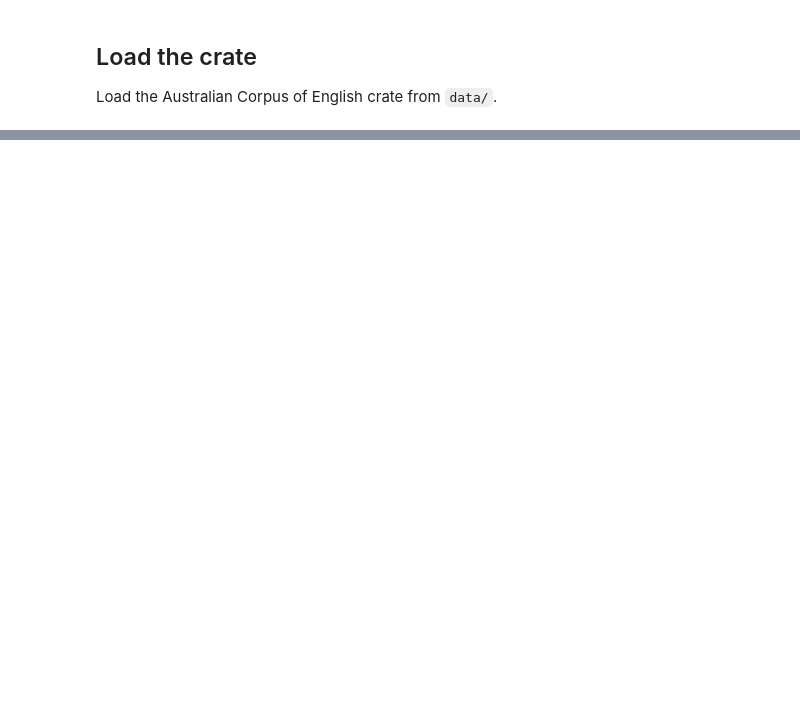
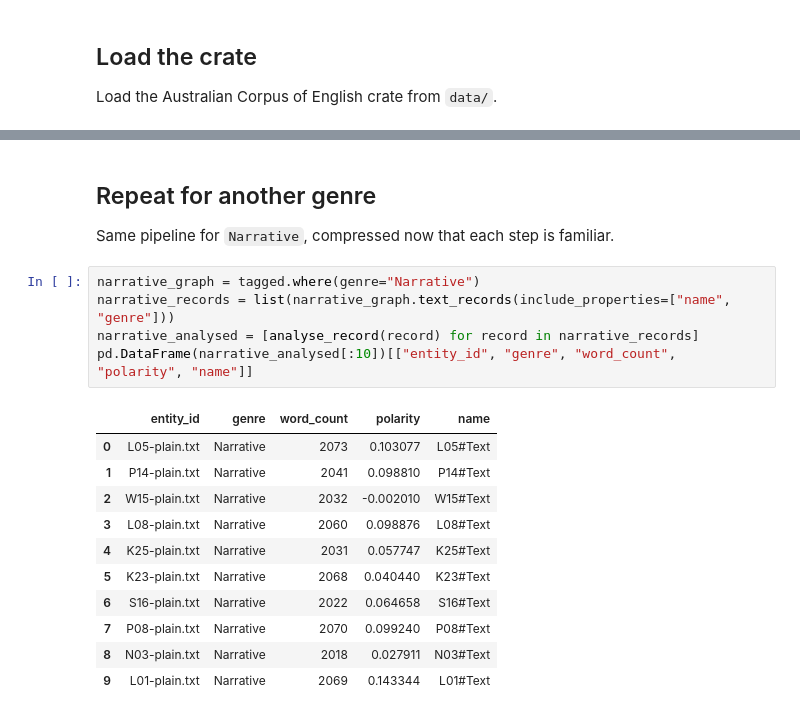
Before and after one commit to unimelbmdap/cdl2-rocrates, a Jupyter notebook: docs/tutorials/basic-nlp-with-text-records.ipynb, the cells around one changed output, grey strips where cells are left out. Cells and saved outputs as stored; diff of their text form; blank space fills up the shorter version.

```diff
--- a/docs/tutorials/basic-nlp-with-text-records.ipynb
+++ b/docs/tutorials/basic-nlp-with-text-records.ipynb
@@ -133,0 +162,21 @@ pd.DataFrame(summary).set_index("genre")
+# %% [markdown]
+## Repeat for another genre
+
+Same pipeline for `Narrative`, compressed now that each step is familiar.
+# %%
+narrative_graph = tagged.where(genre="Narrative")
+narrative_records = list(narrative_graph.text_records(include_properties=["name", "genre"]))
+narrative_analysed = [analyse_record(record) for record in narrative_records]
+pd.DataFrame(narrative_analysed[:10])[["entity_id", "genre", "word_count", "polarity", "name"]]
+# %% [output]
+|  | entity_id | genre | word_count | polarity | name |
+| 0 | L05-plain.txt | Narrative | 2073 | 0.103077 | L05#Text |
+| 1 | P14-plain.txt | Narrative | 2041 | 0.098810 | P14#Text |
+| 2 | W15-plain.txt | Narrative | 2032 | -0.002010 | W15#Text |
+| 3 | L08-plain.txt | Narrative | 2060 | 0.098876 | L08#Text |
+| 4 | K25-plain.txt | Narrative | 2031 | 0.057747 | K25#Text |
+| 5 | K23-plain.txt | Narrative | 2068 | 0.040440 | K23#Text |
+| 6 | S16-plain.txt | Narrative | 2022 | 0.064658 | S16#Text |
+| 7 | P08-plain.txt | Narrative | 2070 | 0.099240 | P08#Text |
+| 8 | N03-plain.txt | Narrative | 2018 | 0.027911 | N03#Text |
+| 9 | L01-plain.txt | Narrative | 2069 | 0.143344 | L01#Text |
```
Also changed, not shown: parts of 32 cells of this notebook.
